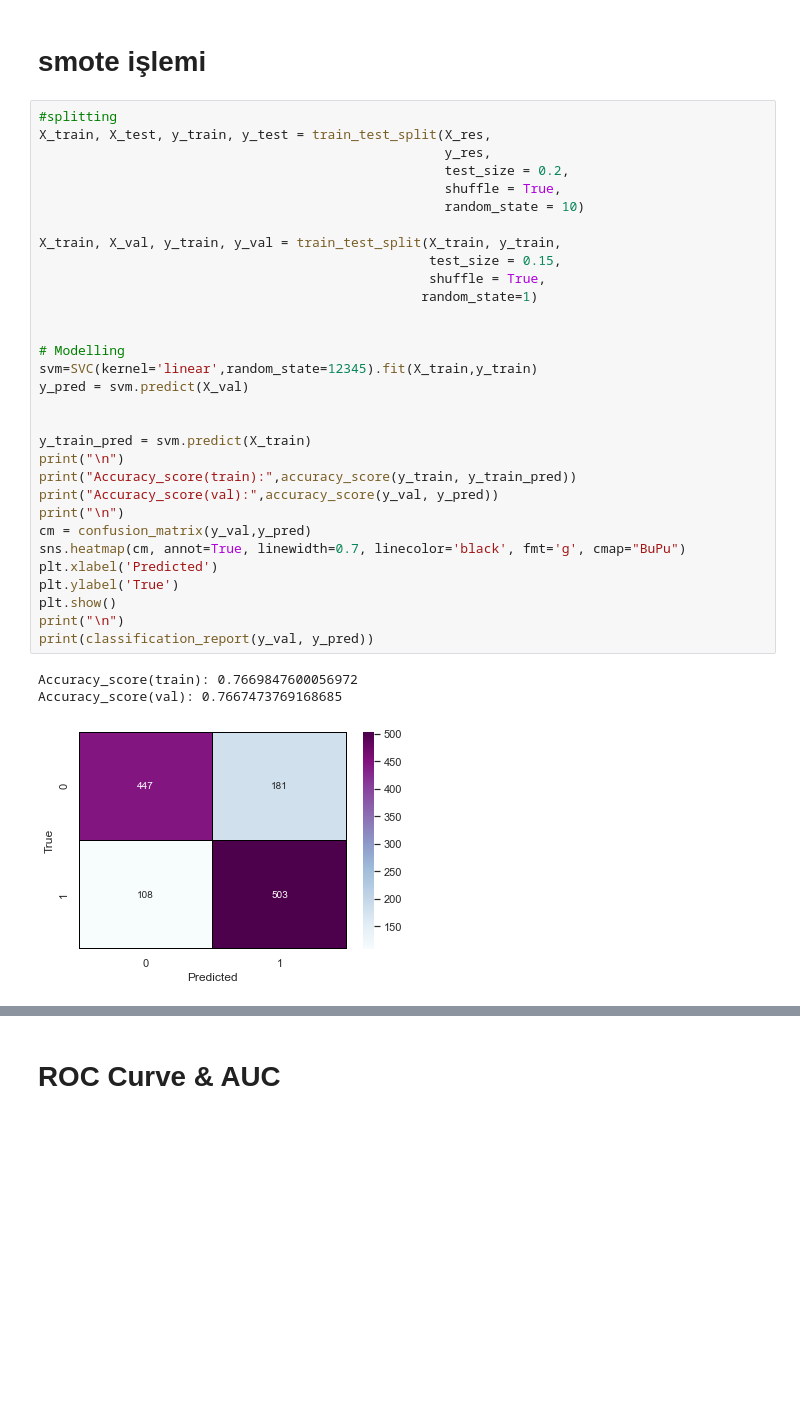
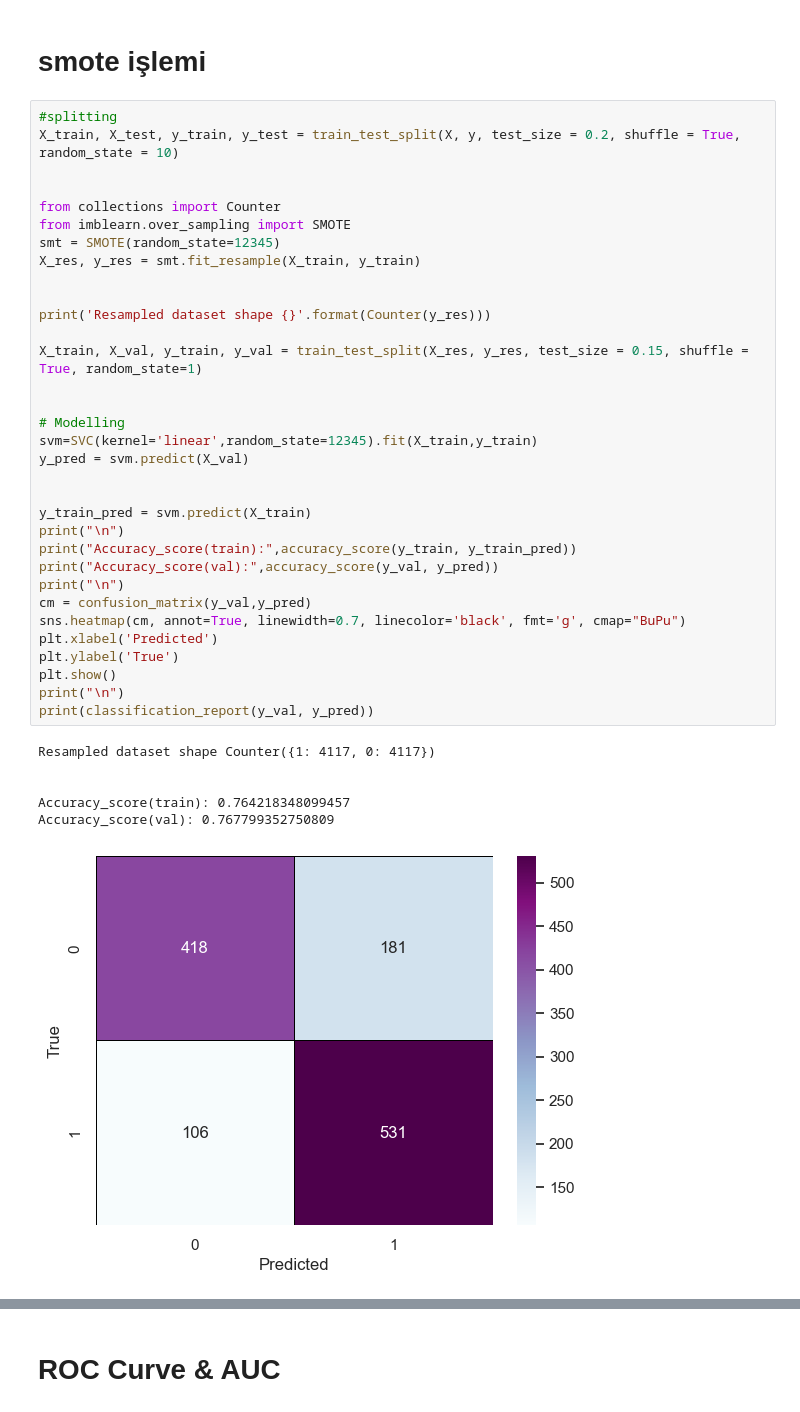
Before and after one commit to leylatulu/Telecom-Churn-Analysis-with-SVM, a Jupyter notebook: TelecomAnalysis.ipynb, the cells around one changed output, grey strips where cells are left out. Cells and saved outputs as stored; diff of their text form; blank space fills up the shorter version.

```diff
--- a/TelecomAnalysis.ipynb
+++ b/TelecomAnalysis.ipynb
@@ -740,38 +772,43 @@ Resampled dataset shape Counter({0: 5163, 1: 5163})
 # smote işlemi
 # %%
 #splitting
-X_train, X_test, y_train, y_test = train_test_split(X_res,
-                                                    y_res,
-                                                    test_size = 0.2,
-                                                    shuffle = True,
-                                                    random_state = 10)
+X_train, X_test, y_train, y_test = train_test_split(X, y, test_size = 0.2, shuffle = True, random_state = 10)
 
-X_train, X_val, y_train, y_val = train_test_split(X_train, y_train,
-                                                  test_size = 0.15,
-                                                  shuffle = True,
-                                                 random_state=1)
+
+from collections import Counter
+from imblearn.over_sampling import SMOTE
+smt = SMOTE(random_state=12345)
+X_res, y_res = smt.fit_resample(X_train, y_train)
+
+
+print('Resampled dataset shape {}'.format(Counter(y_res)))
+
+X_train, X_val, y_train, y_val = train_test_split(X_res, y_res, test_size = 0.15, shuffle = True, random_state=1)
 
 
 # Modelling
 svm=SVC(kernel='linear',random_state=12345).fit(X_train,y_train)
 y_pred = svm.predict(X_val)
 
 
 y_train_pred = svm.predict(X_train)
 print("\n")
 print("Accuracy_score(train):",accuracy_score(y_train, y_train_pred))
 print("Accuracy_score(val):",accuracy_score(y_val, y_pred))
 print("\n")
 cm = confusion_matrix(y_val,y_pred)
 sns.heatmap(cm, annot=True, linewidth=0.7, linecolor='black', fmt='g', cmap="BuPu")
 plt.xlabel('Predicted')
 plt.ylabel('True')
 plt.show()
 print("\n")
 print(classification_report(y_val, y_pred))
 # %% [output]
-Accuracy_score(train): 0.7669847600056972
-Accuracy_score(val): 0.7667473769168685
+Resampled dataset shape Counter({1: 4117, 0: 4117})
+
+
+Accuracy_score(train): 0.764218348099457
+Accuracy_score(val): 0.767799352750809
-[figure, old version]
+[figure, new version]
               precision    recall  f1-score   support
 
```
Also changed, not shown: parts of 34 cells of this notebook.
